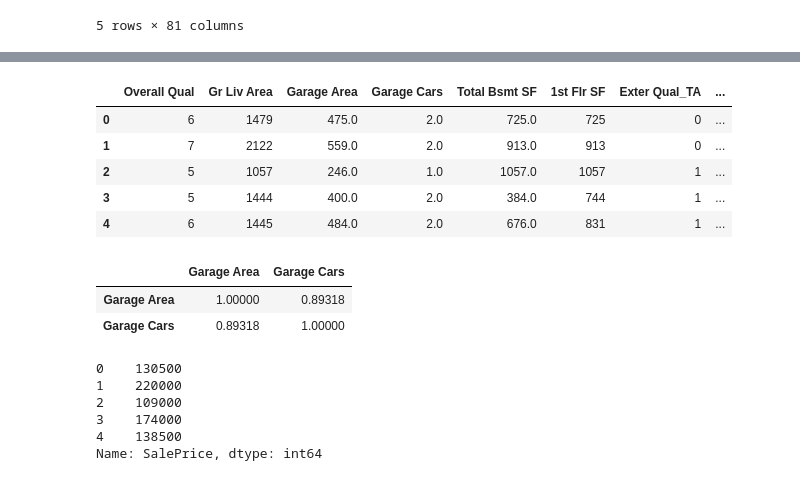
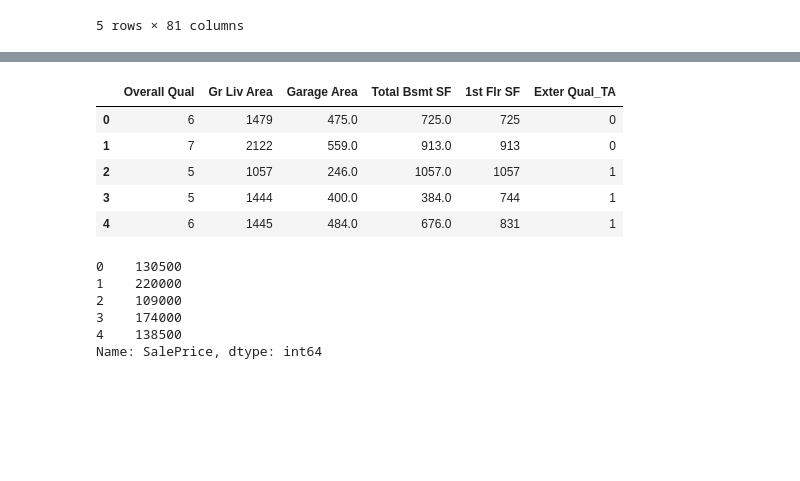
Before and after one commit to matthew-edelmann/Ames-Housing-Data-and-Kaggle-Challenge, a Jupyter notebook: project_2.ipynb, the cells around one changed output, grey strips where cells are left out. Saved outputs shown, nothing was run; the diff lists cells and outputs as text; code cells hidden in the pictures; blank space fills up the shorter version.

```diff
--- a/project_2.ipynb
+++ b/project_2.ipynb
@@ -706,0 +200,7 @@ home_train.head()
+# %%
+#Let's delete where the corrilation is less than 0.6
+low_corr_array = ['Year Built', 'Full Bath', 'Mas Vnr Area', 'TotRms AbvGrd', 'Fireplaces', 'Wood Deck SF', 'Open Porch SF', 'Lot Area', 'Half Bath', 'Central Air', '2nd Flr SF', 'Bedroom AbvGr', 'Screen Porch', '3Ssn Porch', 'Mo Sold', 'Pool Area', 'Misc Val', 'Yr Sold', 'Low Qual Fin SF', 'Kitchen AbvGr', 'Enclosed Porch', 'PID']
+# %%
+home_train = home_train.drop(columns = low_corr_array)
+home_test = home_test.drop(columns = low_corr_array)
+home_train.info()
@@ -706,0 +225,4 @@ home_train.head()
+# %%
+#Let's Create Dummies and find out which ones are relevent or not
+home_array = [n for n in home_test.drop(columns=['Id', 'Overall Qual', 'Total Bsmt SF', '1st Flr SF', 'Gr Liv Area', 'Garage Area'])]
+home_array
@@ -728,6 +280,0 @@ sns.heatmap(home_train.corr()[['SalePrice']].sort_values(by='SalePrice',ascendin
-# %%
-home_train['Age_of_house'] = 2022 - home_train['Year Built']
-home_test['Age_of_house'] = 2022 - home_test['Year Built']
-home_train['Years_since_remod'] = 2022 - home_train['Year Remod/Add']
-home_test['Years_since_remod'] = 2022 - home_test['Year Remod/Add']
-home_train.head()
@@ -752,21 +281,15 @@ sns.heatmap(home_train.corr()[['SalePrice']].sort_values(by='SalePrice',ascendin
 # %%
-xvars = ['Overall Qual', 'Gr Liv Area', 'Garage Area', 'Garage Cars', 'Total Bsmt SF', '1st Flr SF', 'Exter Qual_TA', 'Age_of_house', 'Years_since_remod', 'Full Bath', 'Kitchen Qual_TA', 'Foundation_PConc', 'Mas Vnr Area', 'TotRms AbvGrd', 'Fireplaces', 'Bsmt Qual_TA', 'BsmtFin Type 1_GLQ', 'BsmtFin Type 2_GLQ']
-#xvars = ['Overall Qual', 'Gr Liv Area', 'Garage Area', 'Garage Cars', 'Total Bsmt SF', '1st Flr SF', 'Exter Qual_TA']
+#The Only column that absolute value of this that makes the 0.6 threshold is Exter Qual_TA
+xvars = ['Overall Qual', 'Gr Liv Area', 'Garage Area', 'Total Bsmt SF', '1st Flr SF', 'Exter Qual_TA']
 X = home_train[xvars]
 X.head()
 # %% [output]
-|  | Overall Qual | Gr Liv Area | Garage Area | Garage Cars | Total Bsmt SF | 1st Flr SF | Exter Qual_TA | ... |
-| 0 | 6 | 1479 | 475.0 | 2.0 | 725.0 | 725 | 0 | ... |
-| 1 | 7 | 2122 | 559.0 | 2.0 | 913.0 | 913 | 0 | ... |
-| 2 | 5 | 1057 | 246.0 | 1.0 | 1057.0 | 1057 | 1 | ... |
-| 3 | 5 | 1444 | 400.0 | 2.0 | 384.0 | 744 | 1 | ... |
-| 4 | 6 | 1445 | 484.0 | 2.0 | 676.0 | 831 | 1 | ... |
+|  | Overall Qual | Gr Liv Area | Garage Area | Total Bsmt SF | 1st Flr SF | Exter Qual_TA |
+| 0 | 6 | 1479 | 475.0 | 725.0 | 725 | 0 |
+| 1 | 7 | 2122 | 559.0 | 913.0 | 913 | 0 |
+| 2 | 5 | 1057 | 246.0 | 1057.0 | 1057 | 1 |
+| 3 | 5 | 1444 | 400.0 | 384.0 | 744 | 1 |
+| 4 | 6 | 1445 | 484.0 | 676.0 | 831 | 1 |
-# %%
-home_train[['Garage Area', 'Garage Cars']].corr()
-# %% [output]
-|  | Garage Area | Garage Cars |
-| Garage Area | 1.00000 | 0.89318 |
-| Garage Cars | 0.89318 | 1.00000 |
 # %%
 y = home_train['SalePrice']
 y.head()
```
Also changed, not shown: parts of 229 cells of this notebook.
